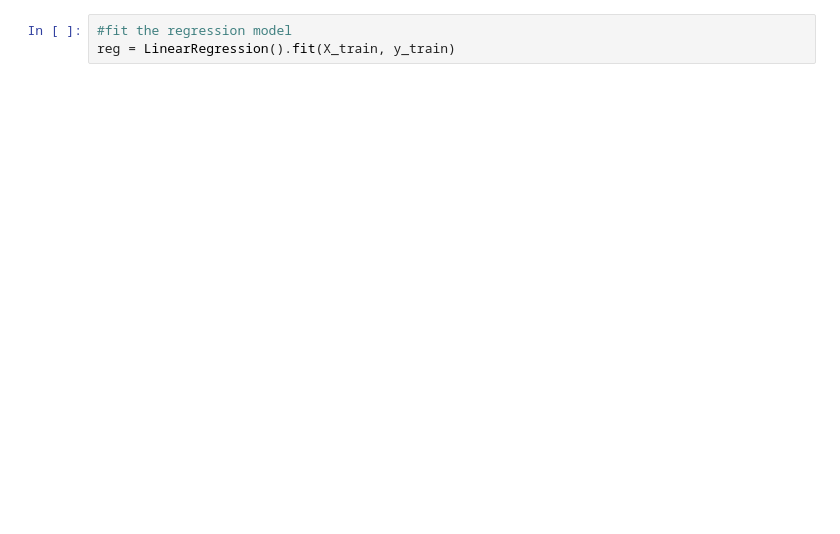
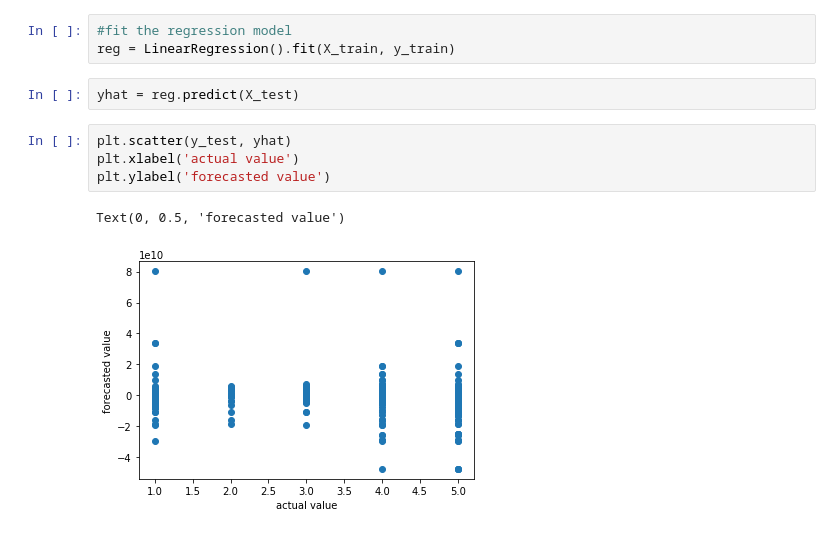
Before and after one commit to ldietsche/Springboard_Course, a Jupyter notebook: Capstone Project 1/Capstone Project 1 v2.ipynb, the cells around one changed output. Drawn from its saved outputs; the diff is of its cells as text; blank space fills up the shorter version.

```diff
--- a/Capstone Project 1/Capstone Project 1 v2.ipynb
+++ b/Capstone Project 1/Capstone Project 1 v2.ipynb
@@ -893,3 +890,12 @@ array([[6., 0., 0., ..., 0., 0., 0.],
 # %%
 #fit the regression model
 reg = LinearRegression().fit(X_train, y_train)
+# %%
+yhat = reg.predict(X_test)
+# %%
+plt.scatter(y_test, yhat)
+plt.xlabel('actual value')
+plt.ylabel('forecasted value')
+# %% [output]
+Text(0, 0.5, 'forecasted value')
+[figure, added]
```
Also changed, not shown: parts of 23 cells of this notebook, 3 other files.
